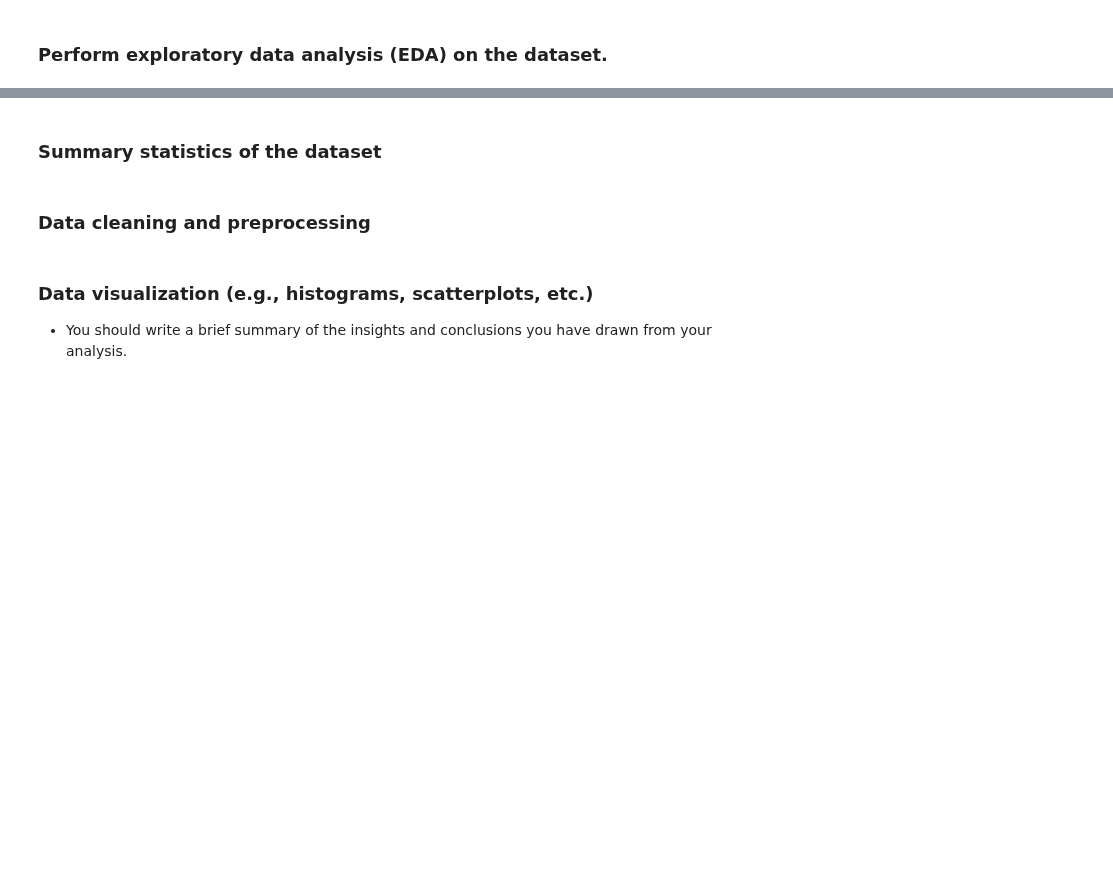
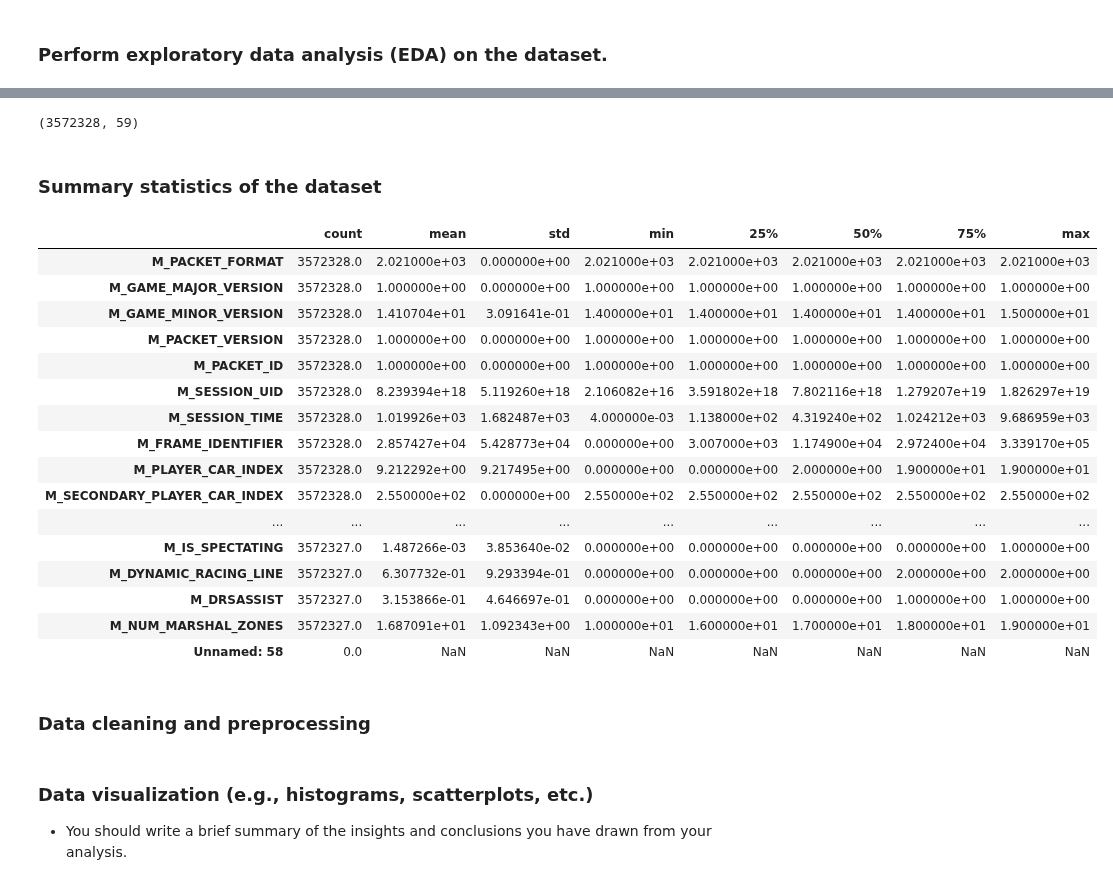
Before and after one commit to omanar1/usable_ai, a Jupyter notebook: Homework/HW5_assignment_m05_eda_Ricardo OMANA.ipynb, the cells around one changed output, grey strips where cells are left out. Drawn from its saved outputs; the diff is of its cells as text; code cells hidden in the pictures; blank space fills up the shorter version.

```diff
--- a/Homework/HW5_assignment_m05_eda_Ricardo OMANA.ipynb
+++ b/Homework/HW5_assignment_m05_eda_Ricardo OMANA.ipynb
@@ -55,2 +65,4 @@ http://cicresearch.ca/IOTDataset/CIC%20IoT-IDAD%20Dataset%202024/Dataset/Device%
 # %% [markdown]
 ### Perform exploratory data analysis (EDA) on the dataset.
+# %%
+df_weather = pd.read_csv("../Datasets/weather.csv")
@@ -57,5 +80,29 @@ http://cicresearch.ca/IOTDataset/CIC%20IoT-IDAD%20Dataset%202024/Dataset/Device%
+# %%
+df_weather.shape
+# %% [output]
+(3572328, 59)
 # %% [markdown]
 ### Summary statistics of the dataset
+# %%
+df_weather.describe().transpose()
+# %% [output]
+|  | count | mean | std | min | 25% | 50% | 75% | max |
+| M_PACKET_FORMAT | 3572328.0 | 2.021000e+03 | 0.000000e+00 | 2.021000e+03 | 2.021000e+03 | 2.021000e+03 | 2.021000e+03 | 2.021000e+03 |
+| M_GAME_MAJOR_VERSION | 3572328.0 | 1.000000e+00 | 0.000000e+00 | 1.000000e+00 | 1.000000e+00 | 1.000000e+00 | 1.000000e+00 | 1.000000e+00 |
+| M_GAME_MINOR_VERSION | 3572328.0 | 1.410704e+01 | 3.091641e-01 | 1.400000e+01 | 1.400000e+01 | 1.400000e+01 | 1.400000e+01 | 1.500000e+01 |
+| M_PACKET_VERSION | 3572328.0 | 1.000000e+00 | 0.000000e+00 | 1.000000e+00 | 1.000000e+00 | 1.000000e+00 | 1.000000e+00 | 1.000000e+00 |
+| M_PACKET_ID | 3572328.0 | 1.000000e+00 | 0.000000e+00 | 1.000000e+00 | 1.000000e+00 | 1.000000e+00 | 1.000000e+00 | 1.000000e+00 |
+| M_SESSION_UID | 3572328.0 | 8.239394e+18 | 5.119260e+18 | 2.106082e+16 | 3.591802e+18 | 7.802116e+18 | 1.279207e+19 | 1.826297e+19 |
+| M_SESSION_TIME | 3572328.0 | 1.019926e+03 | 1.682487e+03 | 4.000000e-03 | 1.138000e+02 | 4.319240e+02 | 1.024212e+03 | 9.686959e+03 |
+| M_FRAME_IDENTIFIER | 3572328.0 | 2.857427e+04 | 5.428773e+04 | 0.000000e+00 | 3.007000e+03 | 1.174900e+04 | 2.972400e+04 | 3.339170e+05 |
+| M_PLAYER_CAR_INDEX | 3572328.0 | 9.212292e+00 | 9.217495e+00 | 0.000000e+00 | 0.000000e+00 | 2.000000e+00 | 1.900000e+01 | 1.900000e+01 |
+| M_SECONDARY_PLAYER_CAR_INDEX | 3572328.0 | 2.550000e+02 | 0.000000e+00 | 2.550000e+02 | 2.550000e+02 | 2.550000e+02 | 2.550000e+02 | 2.550000e+02 |
+| ... | ... | ... | ... | ... | ... | ... | ... | ... |
+| M_IS_SPECTATING | 3572327.0 | 1.487266e-03 | 3.853640e-02 | 0.000000e+00 | 0.000000e+00 | 0.000000e+00 | 0.000000e+00 | 1.000000e+00 |
+| M_DYNAMIC_RACING_LINE | 3572327.0 | 6.307732e-01 | 9.293394e-01 | 0.000000e+00 | 0.000000e+00 | 0.000000e+00 | 2.000000e+00 | 2.000000e+00 |
+| M_DRSASSIST | 3572327.0 | 3.153866e-01 | 4.646697e-01 | 0.000000e+00 | 0.000000e+00 | 0.000000e+00 | 1.000000e+00 | 1.000000e+00 |
+| M_NUM_MARSHAL_ZONES | 3572327.0 | 1.687091e+01 | 1.092343e+00 | 1.000000e+01 | 1.600000e+01 | 1.700000e+01 | 1.800000e+01 | 1.900000e+01 |
+| Unnamed: 58 | 0.0 | NaN | NaN | NaN | NaN | NaN | NaN | NaN |
 # %% [markdown]
 ### Data cleaning and preprocessing
 # %% [markdown]
```
Also changed, not shown: parts of 4 cells of this notebook, 2 other files.
